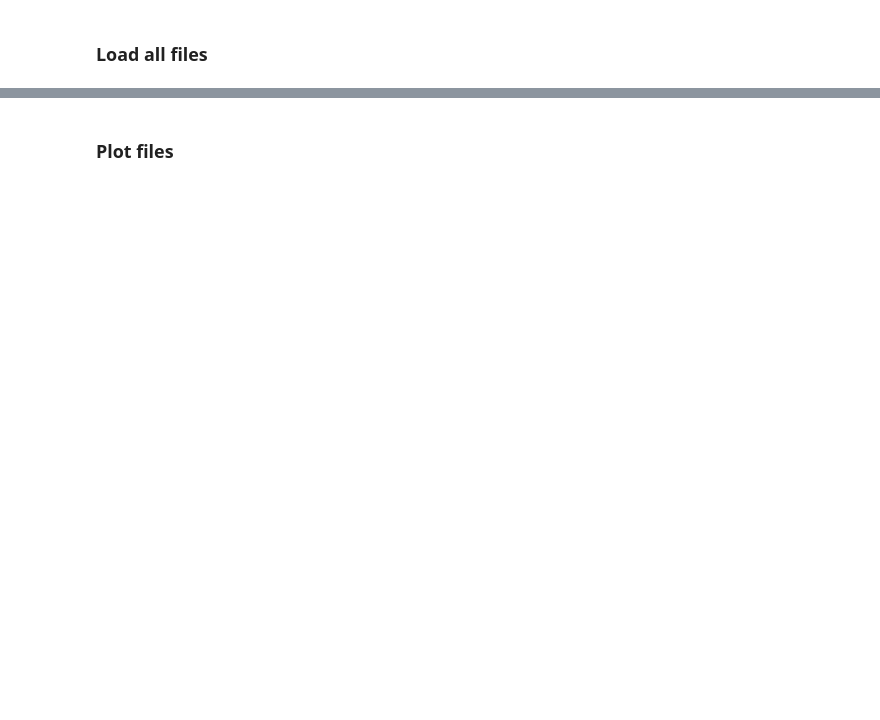
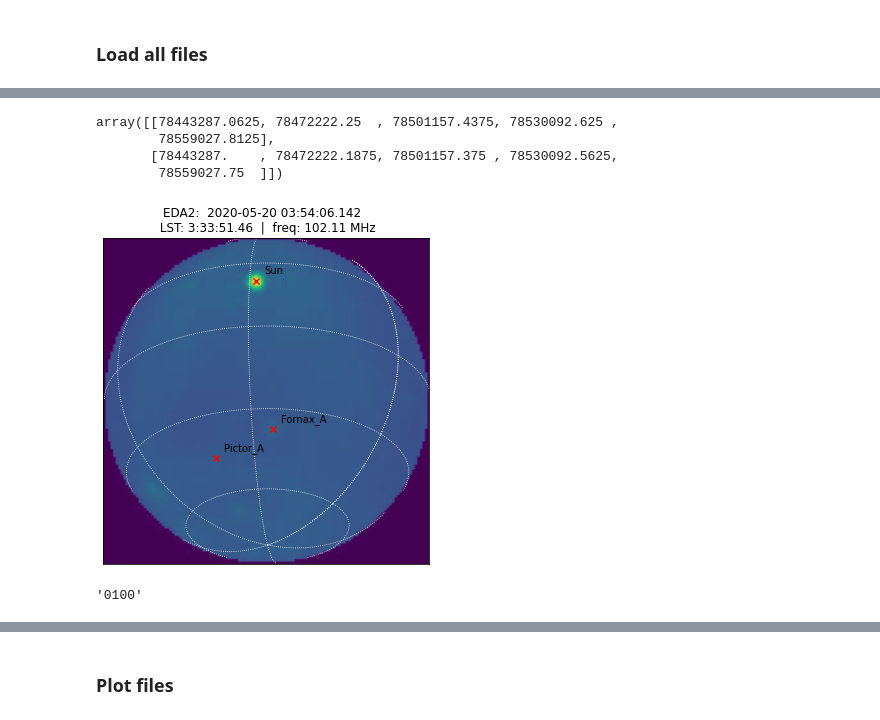
Before and after one commit to telegraphic/postx, a Jupyter notebook: img_wcs.ipynb, the cells around one changed output, grey strips where cells are left out. Cells and saved outputs as stored; diff of their text form; code cells hidden in the pictures; blank space fills up the shorter version.

Commit message:
Working with AllSkyViewer class

```diff
--- a/img_wcs.ipynb
+++ b/img_wcs.ipynb
@@ -12,14 +13,14 @@ from astropy.wcs import WCS
 # %% [markdown]
 ### Load all files
 # %%
-fl = sorted(glob.glob('dask-out/img*.hkl'))
+fl = sorted(glob.glob('/Volumes/JIDIJIDI/astro-data/eda-post-x/allsky_img/img*.hkl'))
 
 df_files = {'filename': [], 'freq_idx': [], 'pol_idx': []}
 for ii, fn in enumerate(fl):
-    fp = fn.split('-')
+    fp = os.path.basename(fn).split('-')
     df_files['filename'].append(fn)
-    df_files['freq_idx'].append(int(fp[2][1:]))
-    df_files['pol_idx'].append(int(fp[3][1:].split('.')[0]))
+    df_files['freq_idx'].append(int(fp[1][1:]))
+    df_files['pol_idx'].append(int(fp[2][1:].split('.')[0]))
 
 
 df_files = pd.DataFrame(df_files)
@@ -72,0 +194,9 @@ wcs = WCS(wcs_dict)
+# %%
+cals = {'Pictor_A':[], 'Fornax_A':[], 'Sun':[]}
+
+for idx in range(len(asv._freqs)):
+    asv._f_idx = idx
+    asv._update_wcs()
+    for src, src_sc in asv.skymodel.items():
+        x, y = asv.wcs.world_to_pixel(src_sc)
+        cals[src].append(asv.data[:, x, y, 0])
@@ -72,0 +215,34 @@ wcs = WCS(wcs_dict)
+# %%
+# Initialize EDA array
+eda = ephem.Observer()
+eda.lat = lat
+eda.lon = lon
+eda.elev = elev
+eda.date = t[0].datetime
+eda.name = 'EDA2'
+
+skycat = generate_skycat(eda)
+srcs = {}
+for src in ['Pictor_A', 'Fornax_A', 'Sun']:
+    srcs[src] = skycat[src]
+
+asv = AllSkyViewer(fn_cube)
+asv.observer = eda
+asv.name     = eda.name
+asv.load_skymodel(srcs)
+# %%
+np.round(f[32-5:32+5].reshape((2, 5)), 4)
+# %% [output]
+array([[78443287.0625, 78472222.25  , 78501157.4375, 78530092.625 ,
+        78559027.8125],
+       [78443287.    , 78472222.1875, 78501157.375 , 78530092.5625,
+        78559027.75  ]])
+# %%
+asv.new_fig()
+d = asv.plot(1000, overlay_srcs=True, return_data=True)
+# %% [output]
+[figure, added]
+# %%
+f'{100:04}'
+# %% [output]
+'0100'
```
Also changed, not shown: parts of 33 cells of this notebook, 1 other file.
